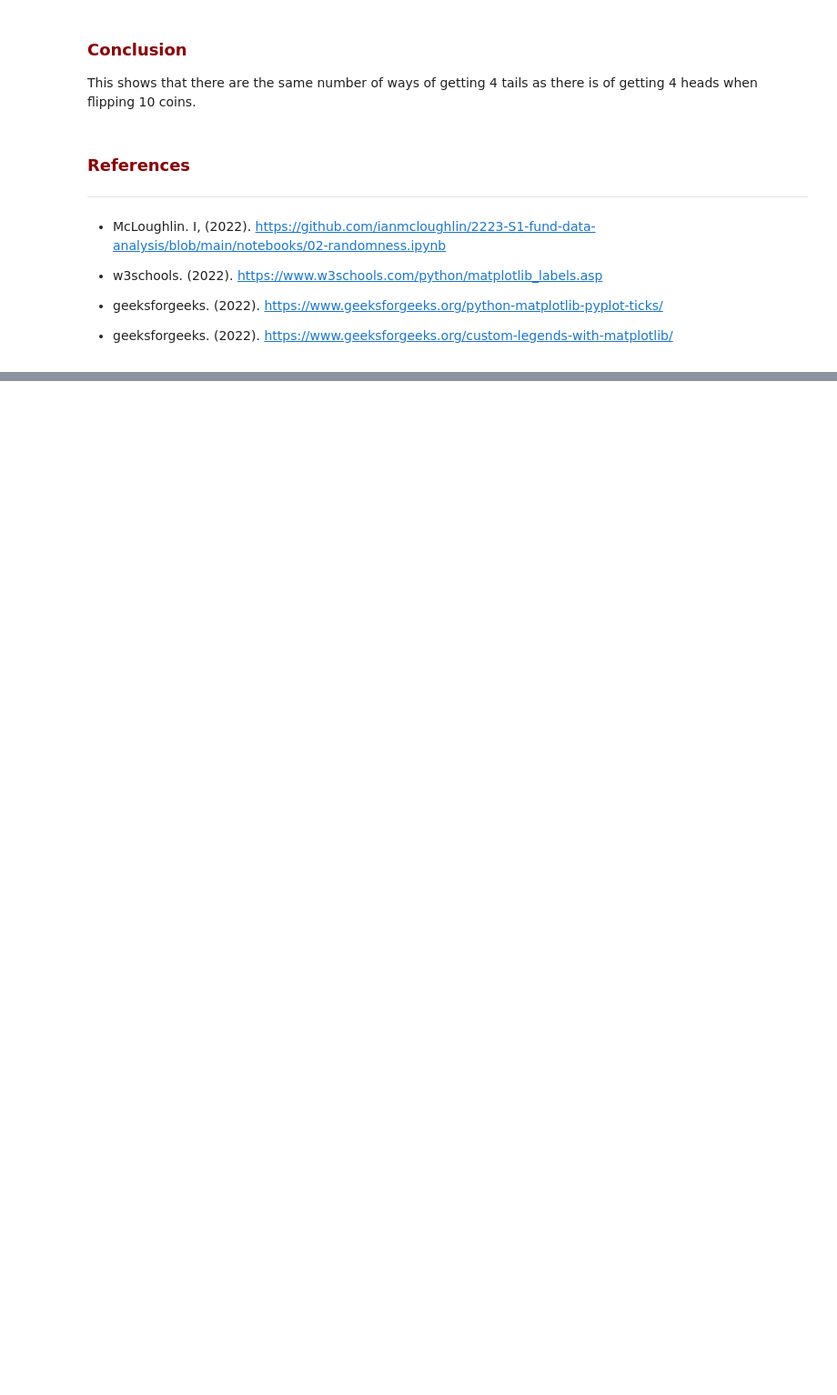
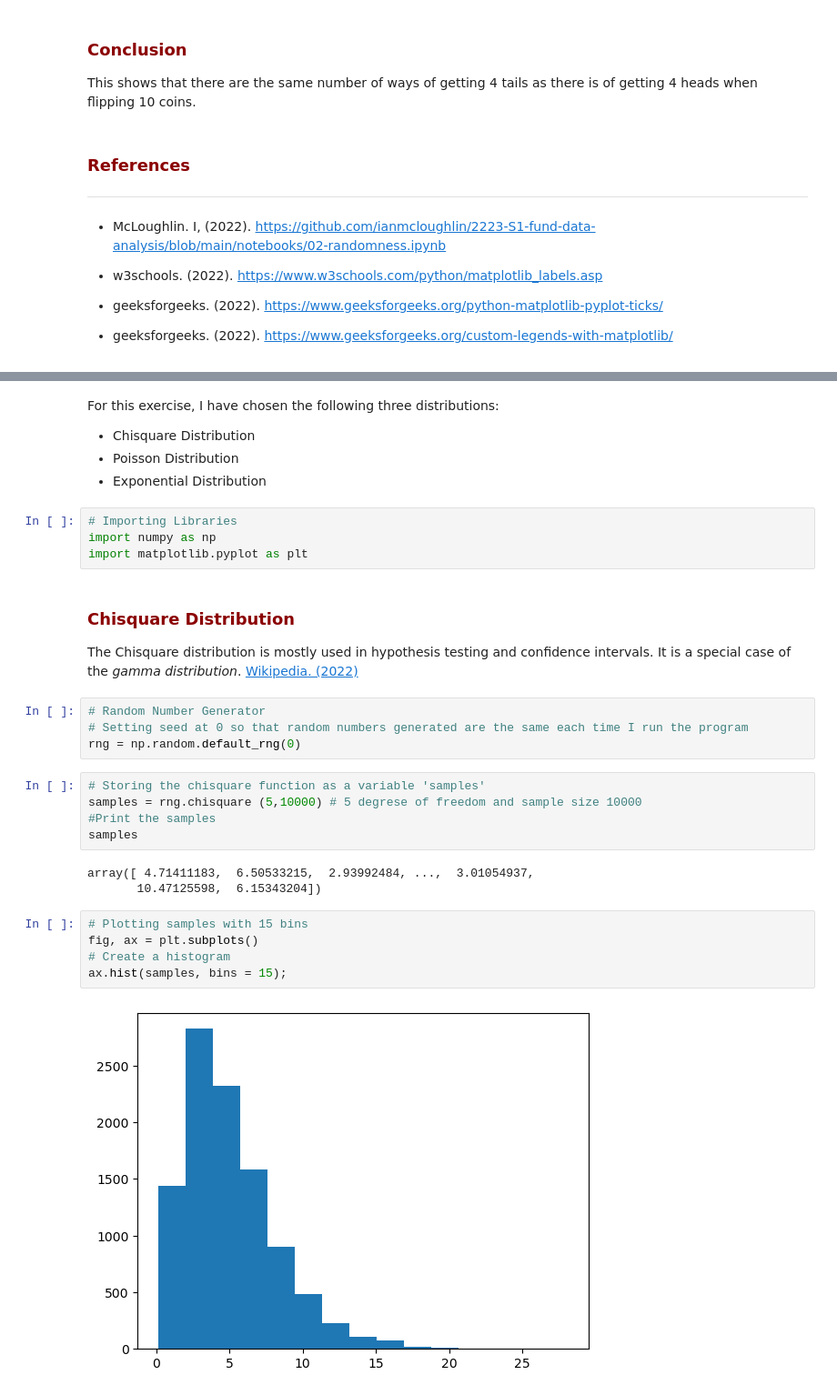
Before and after one commit to OCorry/funddaata2022-assessment, a Jupyter notebook: Practicals/02-Randomness-Exercises.ipynb, the cells around one changed output, grey strips where cells are left out. Shown at 91% size. Cells and saved outputs as stored; diff of their text form; blank space fills up the shorter version.

Commit message:
added exercise 3 to Notebook

```diff
--- a/Practicals/02-Randomness-Exercises.ipynb
+++ b/Practicals/02-Randomness-Exercises.ipynb
@@ -157,0 +168,31 @@ This shows that there are the same number of ways of getting 4 tails as there is
+# %% [markdown]
+For this exercise, I have chosen the following three distributions:
+- Chisquare Distribution
+- Poisson Distribution
+- Exponential Distribution
+# %%
+# Importing Libraries
+import numpy as np
+import matplotlib.pyplot as plt
+# %% [markdown]
+### <font color =darkred >Chisquare Distribution</font>
+The Chisquare distribution is mostly used in hypothesis testing and confidence intervals. It is a special case of the *gamma distribution*. <a href="https://en.wikipedia.org/wiki/Chi-squared_distribution" target="_top">Wikipedia. (2022)</a>
+# %%
+# Random Number Generator
+# Setting seed at 0 so that random numbers generated are the same each time I run the program
+rng = np.random.default_rng(0)
+# %%
+# Storing the chisquare function as a variable 'samples'
+samples = rng.chisquare (5,10000) # 5 degrese of freedom and sample size 10000
+#Print the samples
+samples
+# %% [output]
+array([ 4.71411183,  6.50533215,  2.93992484, ...,  3.01054937,
+       10.47125598,  6.15343204])
+# %%
+# Plotting samples with 15 bins
+fig, ax = plt.subplots()
+# Create a histogram
+ax.hist(samples, bins = 15);
+# %% [output]
+[figure, added]
```
Also changed, not shown: parts of 12 cells of this notebook, 1 other file.
